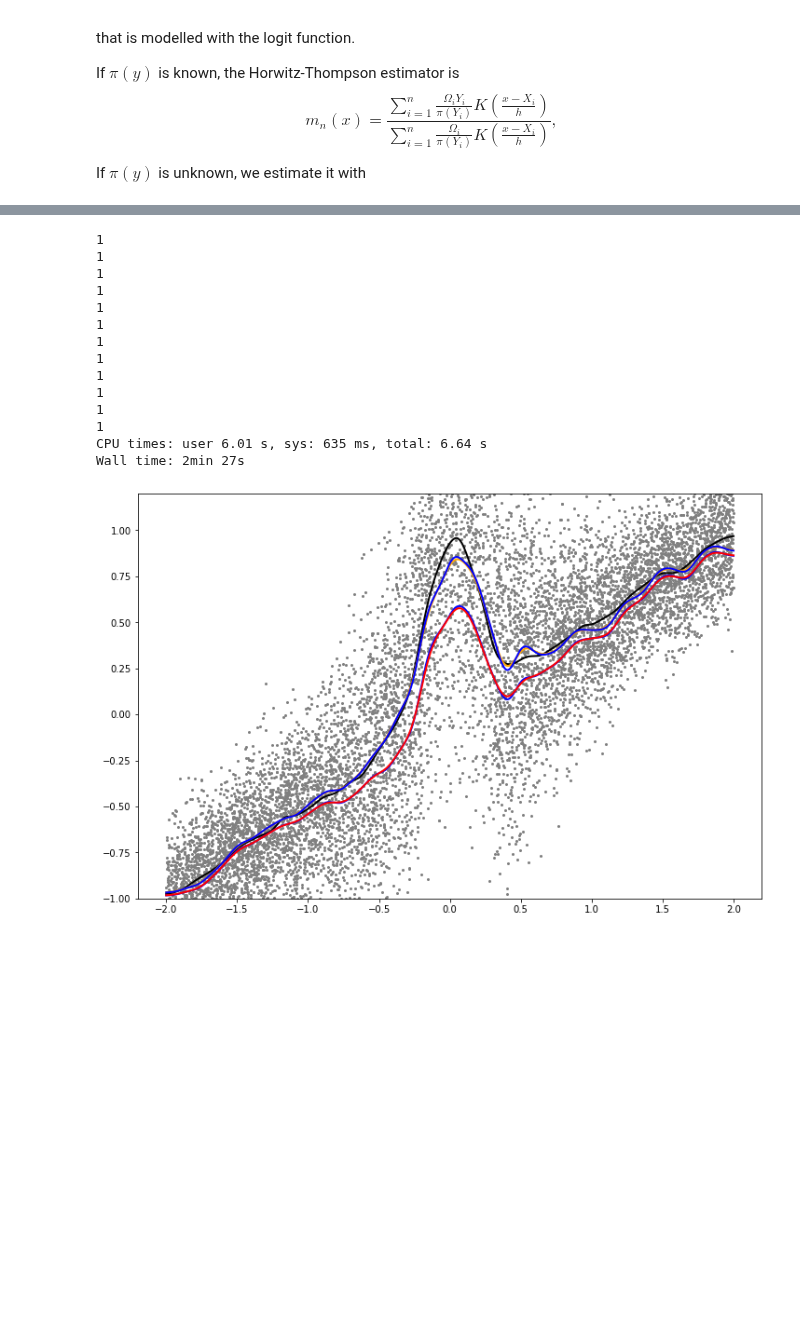
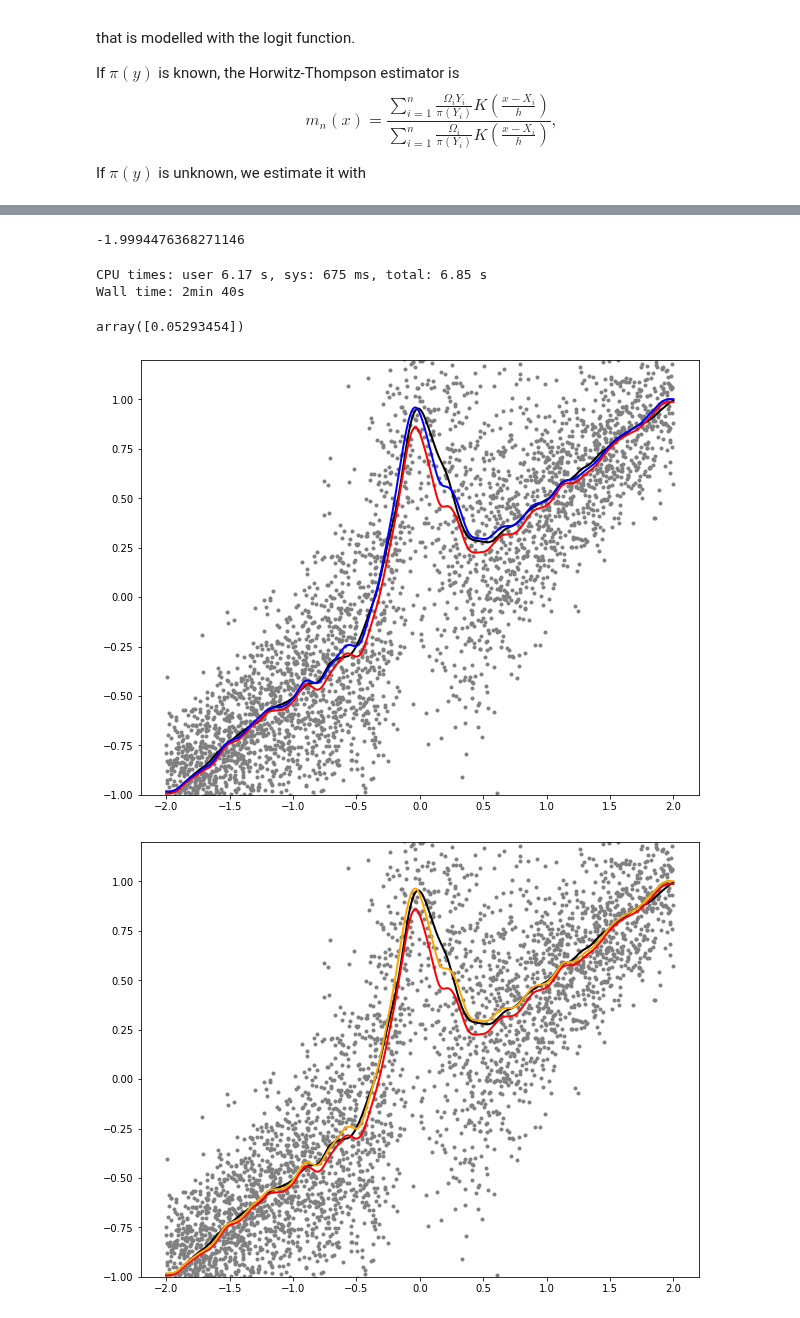
Before and after one commit to QuantLet/np_var_mis, a Jupyter notebook: regression_hopt.ipynb, the cells around one changed output, grey strips where cells are left out. Drawn from its saved outputs; the diff is of its cells as text; code cells hidden in the pictures; blank space fills up the shorter version.

```diff
--- a/regression_hopt.ipynb
+++ b/regression_hopt.ipynb
@@ -96,5 +98,3 @@ df['var'] = df['x'].apply(lambda t: sigma_reg(t,len(df)))
-# %%
-df_cc = df.loc[df['omega']==1]
 # %%
 model = KernelReg(endog=[df.y],exog=[df.x],reg_type='lc',var_type='c', bw='cv_ls')
 
@@ -106,10 +107,14 @@ array([0.06794479])
+# %%
+df_cc.x[0]
+# %% [output]
+-1.9994476368271146
 # %%
 def r_parallel(h):
-    print(1)
+    #print(1)
     def fn(j):
         df1 = df.drop([j],axis=0)
-        y_hat = nw_mis(h,df.x[j],df1.x,df1.y,pi(df1.y,b0,b1),df1.omega)
-        return (df.y[j]-y_hat)**2
+        y_hat = df.omega[j]*nw_mis(h,df.x[j],df1.x,df1.y,pi(df1.y,b0,b1),df1.omega)
+        return (df.omega[j]/pi(df.y[j],b0,b1))*(df.y[j]-y_hat)**2
 
     with Pool(8) as p:
         return np.mean(p.map(fn, range(len(df))))
@@ -116,49 +123,56 @@ def r_parallel(h):
 # %%
 %%time
 # r_parallel(0.1)
-h_ipw = minimize(r_parallel, 0.15).x
+h_ipw = minimize(r_parallel, 0.1).x
 # %% [output]
-1
-1
-1
-1
-1
-1
-1
-1
-1
-1
-1
-1
-CPU times: user 6.01 s, sys: 635 ms, total: 6.64 s
-Wall time: 2min 27s
+CPU times: user 6.17 s, sys: 675 ms, total: 6.85 s
+Wall time: 2min 40s
+# %%
+h_ipw
+# %% [output]
+array([0.05293454])
 # %%
-fig, ax = plt.subplots(1, 1,figsize=(12, 8))
-ax.plot(df['x'], df['y'], 'o', color='grey',markersize=2)
+fig, ax = plt.subplots(1, 1,figsize=(10, 8))
+#ax.plot(df['x'], df['y'], 'o', color='grey',markersize=2)
 
-#ax.plot(df_cc['x'], df_cc['y'], 'o', color='grey',markersize=3)
-#NW
+#First plot
 
-ax.plot(np.linspace(-2, 2, n),model.fit(np.linspace(-2, 2, n))[0] ,color= 'black', lw=2,)
+#Complete-cases
+ax.plot(df_cc['x'], df_cc['y'], 'o', color='grey',markersize=3)
+#Truth
+ax.plot(np.linspace(-2, 2, n),model.fit(np.linspace(-2, 2, n))[0] ,color= 'black', lw=2)
+#CC estimator
+ax.plot(np.linspace(-2, 2, n),model_cc.fit(np.linspace(-2, 2, n))[0] ,color= 'red', lw=2)
+#CV bandwidth
+ax.plot(np.linspace(-2, 2, n),[nw_mis(h_ipw,t,X,y,pi(y,b0,b1),omega) for t in np.linspace(-2, 2, n)],color= 'blue', lw=2)
 
-ax.plot(np.linspace(-2, 2, n),[nw_mis(model_cc.bw,t,X,y,pi(y,b0,b1),omega) for t in np.linspace(-2, 2, n)],color= 'orange', lw=2)
-ax.plot(np.linspace(-2, 2, n),[nw_mis(h_ipw,t,X,y,pi(y,b0,b1),omega) for t in np.linspace(-2, 2, n)],color= 'blue', lw=2)
-#ax.plot(np.linspace(-2, 2, n),[nw_mis(model.bw,t,X,y,pi(y,b0,b1),omega) for t in np.linspace(-2, 2, n)],'--',color= 'red', lw=2)
+ax.set_ylim(-1,1.2)
 
-ax.plot(np.linspace(-2, 2, n),[nw_cc(h_ipw,t,X,y,pi(y,b0,b1),omega) for t in np.linspace(-2, 2, n)],color= 'blue', lw=2)
+plt.savefig(f'Fixed Cross-Validated Regression 1.pdf',transparent=True)
 
 
+#Second plot
+
+fig, ax = plt.subplots(1, 1,figsize=(10, 8))
+
+ax.plot(df_cc['x'], df_cc['y'], 'o', color='grey',markersize=3)
+#Truth
+ax.plot(np.linspace(-2, 2, n),model.fit(np.linspace(-2, 2, n))[0] ,color= 'black', lw=2,)
+#CC estimator
 ax.plot(np.linspace(-2, 2, n),model_cc.fit(np.linspace(-2, 2, n))[0] ,color= 'red', lw=2)
+#CC bandwidth
+ax.plot(np.linspace(-2, 2, n),[nw_mis(model_cc.bw,t,X,y,pi(y,b0,b1),omega) for t in np.linspace(-2, 2, n)],color= 'orange', lw=2)
 
 #Sanity check
 #ax.plot(np.linspace(-2, 2, n),[nw_cc(model_cc.bw,t,X,y,pi(y,b0,b1),omega) for t in np.linspace(-2, 2, n)],color= 'black', lw=2)
 
 ax.set_ylim(-1,1.2)
 
 
-plt.savefig(f'Fixed Cross-Validated Regression.pdf',transparent=True)
+plt.savefig(f'Fixed Cross-Validated Regression 2.pdf',transparent=True)
 # %% [output]
-[figure, old version]
+[figure, new version]
+[figure, added]
 # %%
 h_ipw
 # %% [output]
```
Also changed, not shown: parts of 21 cells of this notebook, 12 other files.
